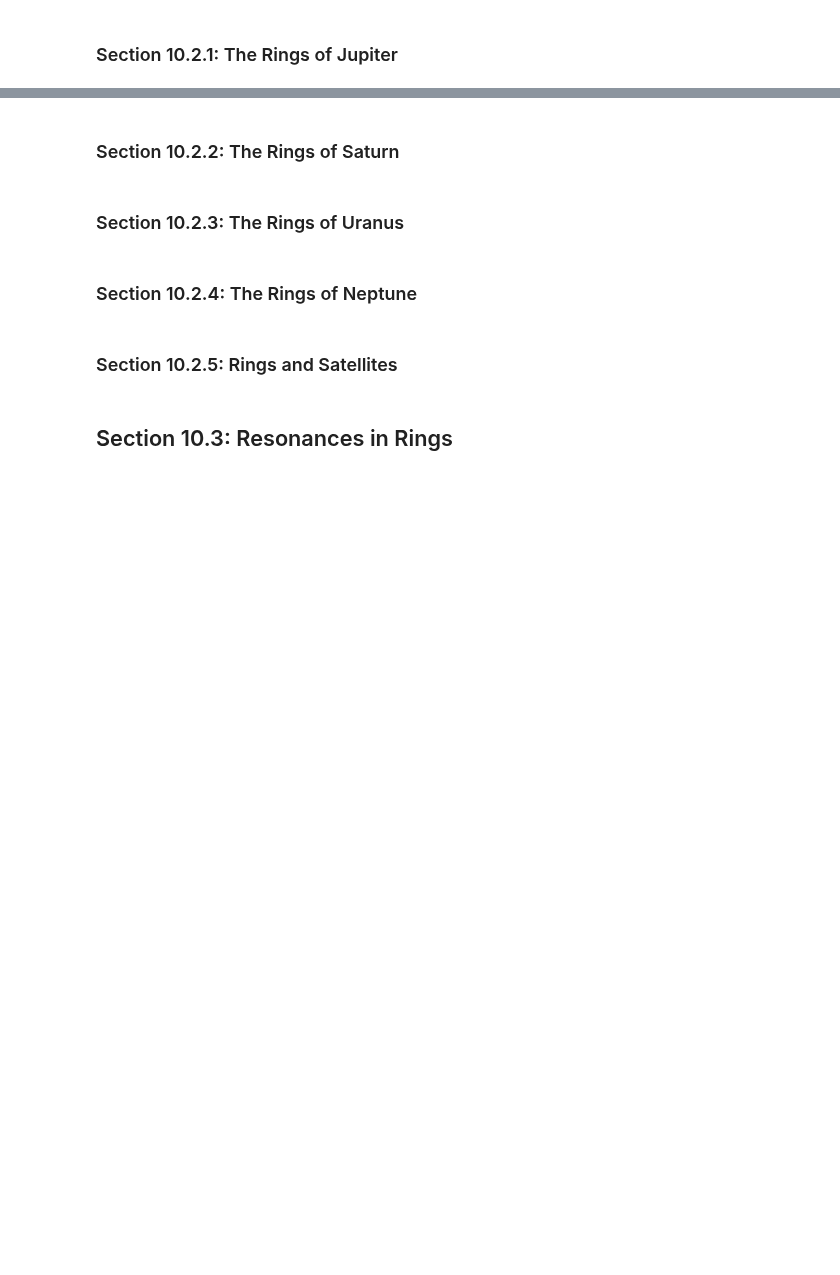
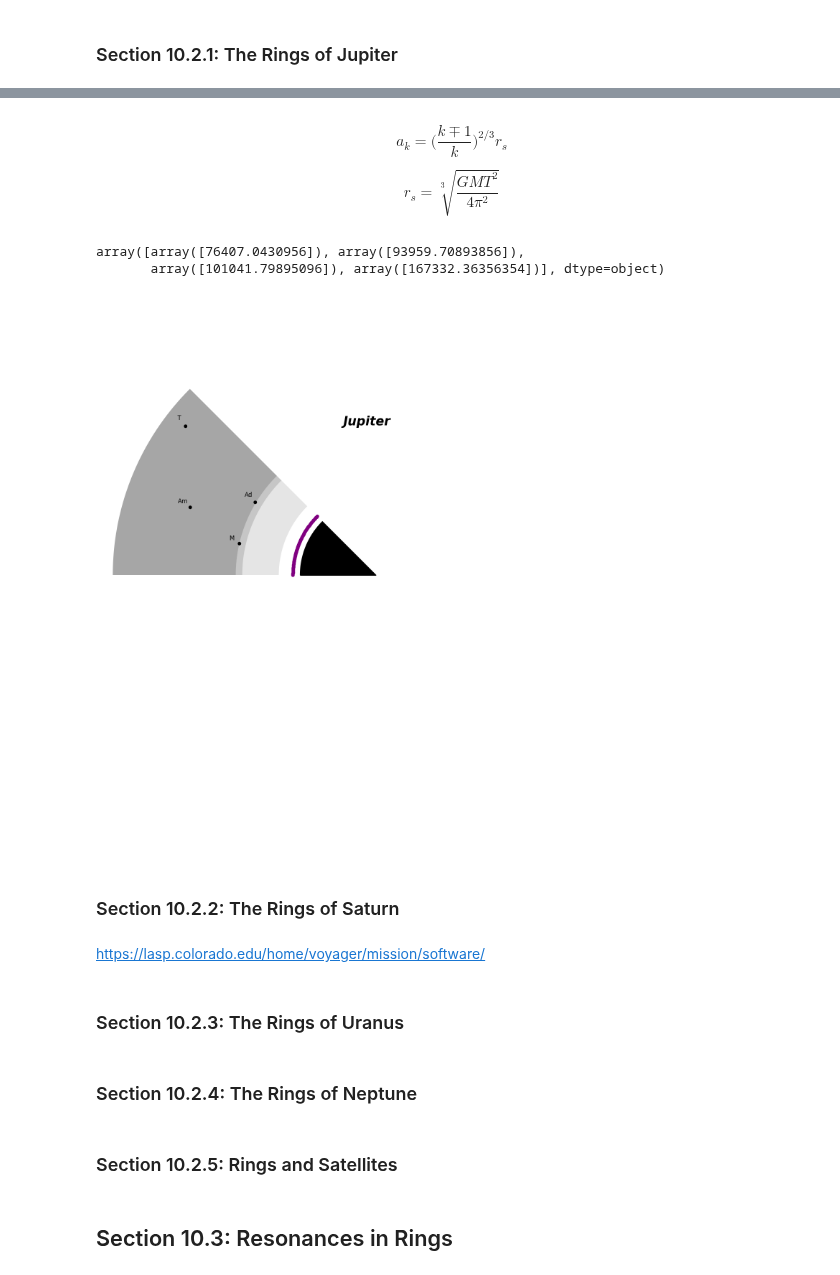
Before and after one commit to seap-udea/murray-dermott-action, a Jupyter notebook: PlanetaryRings/Chapter10.ipynb, the cells around one changed output, grey strips where cells are left out. Saved outputs shown, nothing was run; the diff lists cells and outputs as text; code cells hidden in the pictures; blank space fills up the shorter version.

```diff
--- a/PlanetaryRings/Chapter10.ipynb
+++ b/PlanetaryRings/Chapter10.ipynb
@@ -32 +35,3 @@ au = c.au.to('km')
+# %%
+planets = ['599','699','799','899']
 # %% [markdown]
@@ -550,5 +578,63 @@ plt.show()
+# %% [markdown]
+$$a_k = \Big(\frac{k\mp 1}{k}\Big)^{2/3}r_s$$
+
+
+$$r_s = \sqrt[3]{\frac{G M T^2}{4\pi^2}}$$
+# %%
+rs = (masses_GM*T**2/(4*np.pi**2))**(1/3)/1e3
+# %%
+rs
+# %% [output]
+array([array([76407.0430956]), array([93959.70893856]),
+       array([101041.79895096]), array([167332.36356354])], dtype=object)
+# %%
+fig = plt.figure(figsize=(20,20))
+ax = fig.add_subplot(111, polar = True)
+
+font = FontProperties(style='italic', weight='bold', size='x-large')
+fig.text(0.5, 0.7, 'Jupiter', fontproperties = font, fontsize = 25,
+          ha='center', va='bottom')
+
+# Plot of Jupiter
+theta = np.linspace(3 * np.pi/4,np.pi, 100)
+
+ax.fill_between(theta, 0, jupiter_radius/jupiter_radius, color = 'black' )
+
+
+
+# Ring system
+alpha = 0.1
+for i in range(len(jupiter_inner_edge)):
+    ax.fill_between(theta, jupiter_inner_edge[i]/jupiter_radius,
+                    jupiter_outer_edge[i]/jupiter_radius, facecolor = 'black', alpha = alpha)
+    alpha += 1/8
+
+# Plot satellites
+for i in range(len(jupiter_axes)):
+    theta = np.random.randint(low = 135, high = 180)*np.pi/180
+    ax.plot(theta,jupiter_axes[i]/jupiter_radius,"o",color='black', markersize=6)
+    ax.annotate(jupiter_names[i], xy=(0,0), xytext=(theta,(jupiter_axes[i].value/jupiter_radius)+0.1),
+                ha='center', va='bottom', color = 'black', fontsize = 12,
+                textcoords='data')
+
+theta = np.linspace(3 * np.pi/4,np.pi, 100)
+for i in range (len(theta)):
+    ax.plot(theta[i],rs[0]/jupiter_radius,"o-",color='purple')
+
+
+
+
+ax.set_xticklabels([])
+ax.set_yticklabels([])
+plt.axis('off')
+
+plt.show()
+# %% [output]
+[figure, added]
 # %% [markdown]
  ### Section 10.2.2: The Rings of Saturn
+# %% [markdown]
+https://lasp.colorado.edu/home/voyager/mission/software/
 # %% [markdown]
  ### Section 10.2.3: The Rings of Uranus
 # %% [markdown]
```
Also changed, not shown: parts of 19 cells of this notebook.
